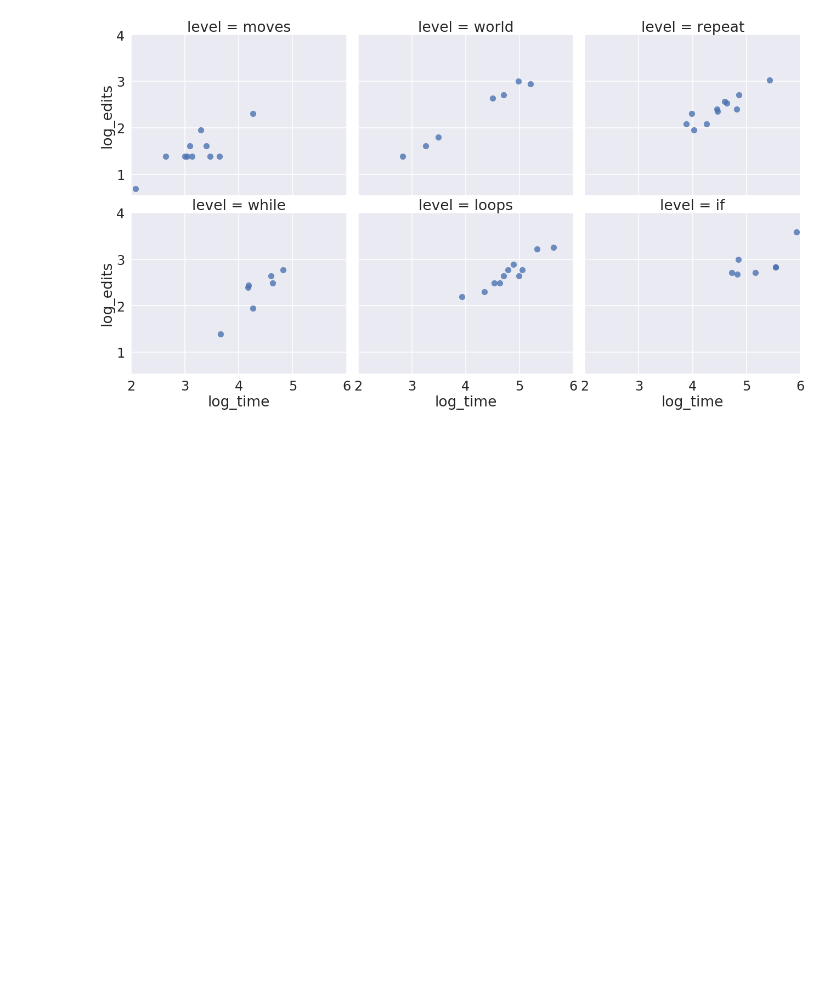
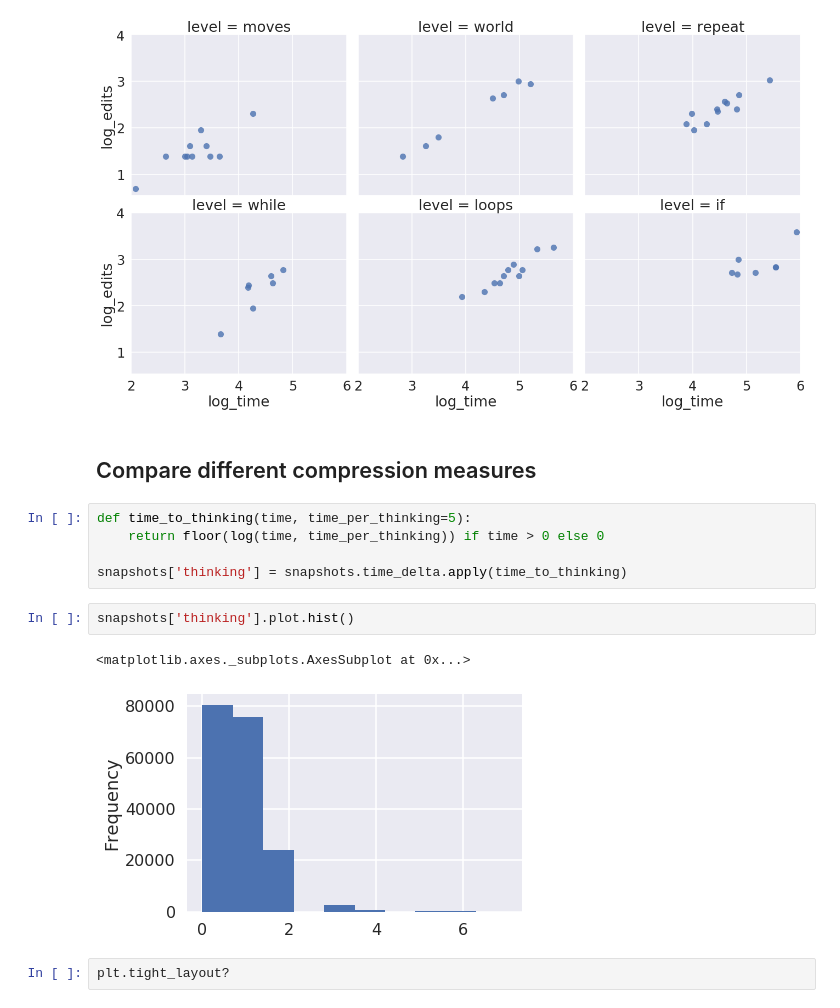
Before and after one commit to effa/flocs-thesis, a Jupyter notebook: analysis/performance-times-vs-clicks.ipynb, the cells around one changed output. Drawn from its saved outputs; the diff is of its cells as text; blank space fills up the shorter version.

Commit message:
Analyze performance compression

```diff
--- a/analysis/performance-times-vs-clicks.ipynb
+++ b/analysis/performance-times-vs-clicks.ipynb
@@ -223,3 +205,17 @@ with sns.plotting_context('poster', font_scale=1.5):
     plt.savefig('../img/difficulties-tasks-levels.pdf')
 # %% [output]
 [figure]
+# %% [markdown]
+## Compare different compression measures
+# %%
+def time_to_thinking(time, time_per_thinking=5):
+    return floor(log(time, time_per_thinking)) if time > 0 else 0
+
+snapshots['thinking'] = snapshots.time_delta.apply(time_to_thinking)
+# %%
+snapshots['thinking'].plot.hist()
+# %% [output]
+<matplotlib.axes._subplots.AxesSubplot at 0x...>
+[figure, added]
+# %%
+plt.tight_layout?
```
Also changed, not shown: parts of 10 cells of this notebook, 9 other files.
